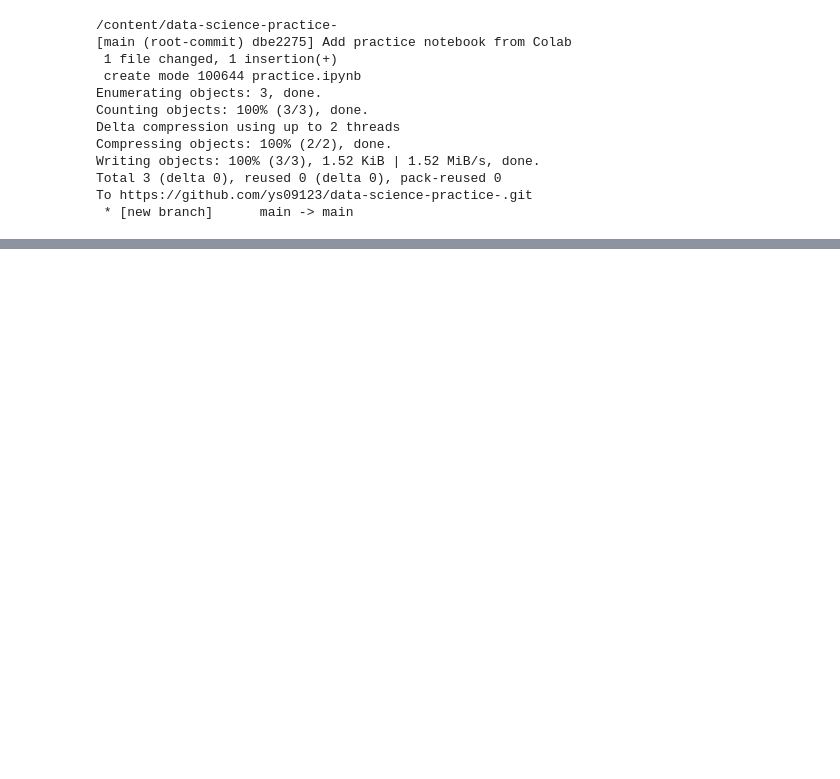
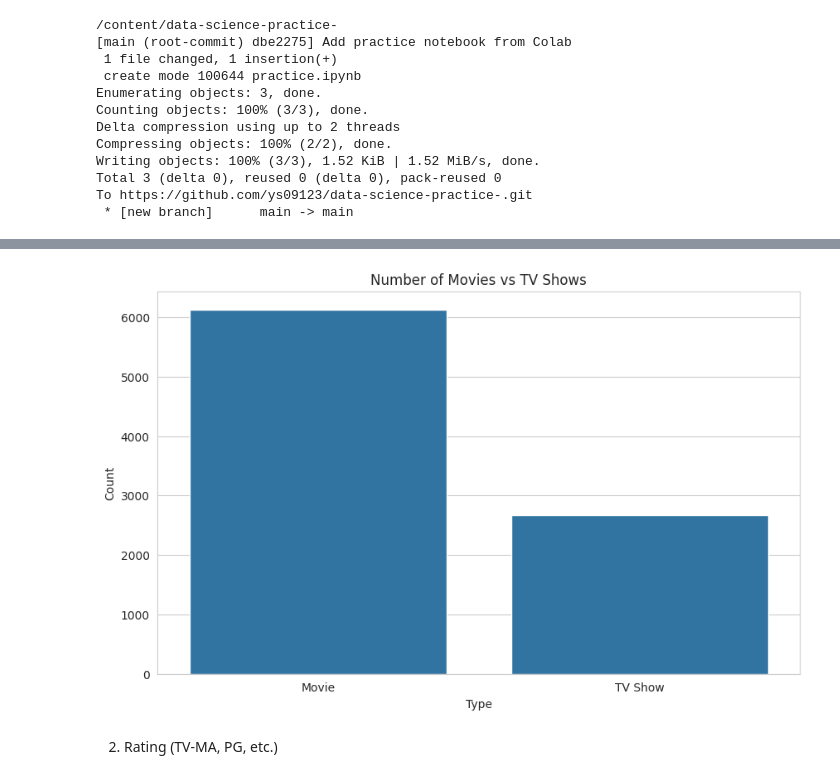
Before and after one commit to ys09123/data-science-practice-, a Jupyter notebook: practice.ipynb, the cells around one changed output, grey strips where cells are left out. Saved outputs shown, nothing was run; the diff lists cells and outputs as text; code cells hidden in the pictures; blank space fills up the shorter version.

```diff
--- a/practice.ipynb
+++ b/practice.ipynb
@@ -60,0 +207,2 @@ FileNotFoundError: [Errno 2] No such file or directory: '/content/data-science-p
+# %%
+df.drop_duplicates(inplace=True)
@@ -60,0 +211,4 @@ FileNotFoundError: [Errno 2] No such file or directory: '/content/data-science-p
+# %%
+df['date_added'] = pd.to_datetime(df['date_added'], errors = 'coerce')
+# %%
+df['release_year'] = pd.to_numeric(df['release_year'], errors='coerce')
@@ -60,0 +217,3 @@ FileNotFoundError: [Errno 2] No such file or directory: '/content/data-science-p
+# %%
+sns.set_style("whitegrid")
+plt.rcParams['figure.figsize'] = (10, 6)
@@ -60,0 +230,10 @@ FileNotFoundError: [Errno 2] No such file or directory: '/content/data-science-p
+# %%
+sns.countplot(data=df, x='type')
+plt.title('Number of Movies vs TV Shows')
+plt.xlabel("Type")
+plt.ylabel("Count")
+plt.show()
+# %% [output]
+[figure, added]
+# %% [markdown]
+2. Rating (TV-MA, PG, etc.)
```
Also changed, not shown: parts of 45 cells of this notebook.
